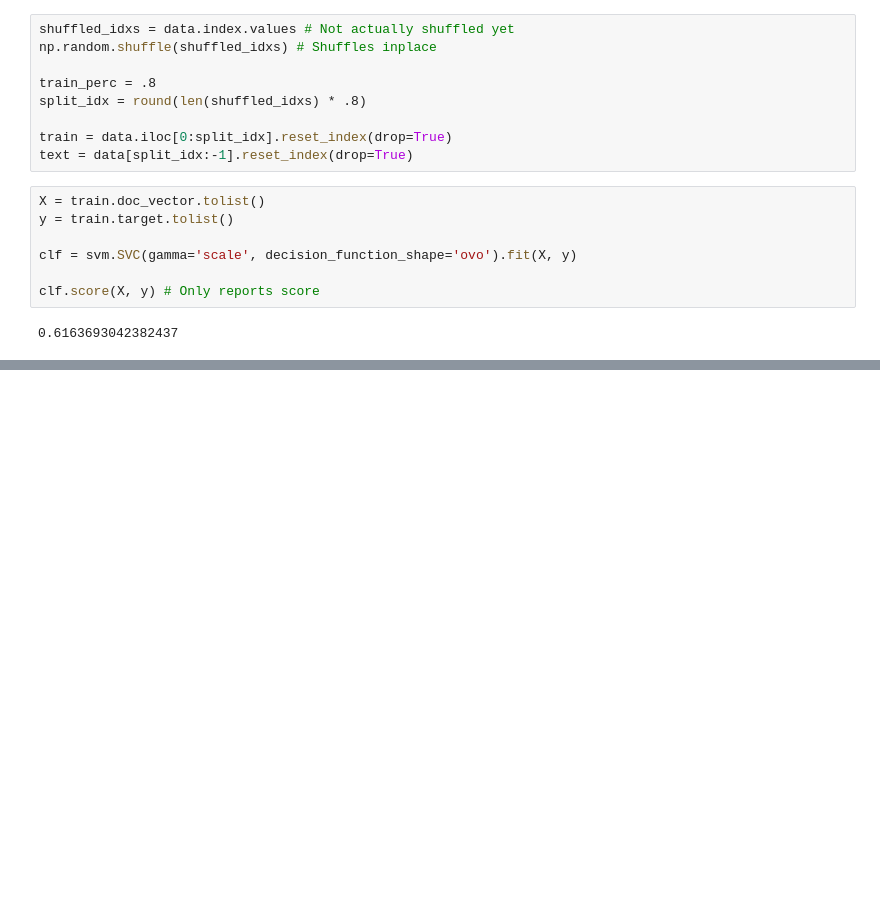
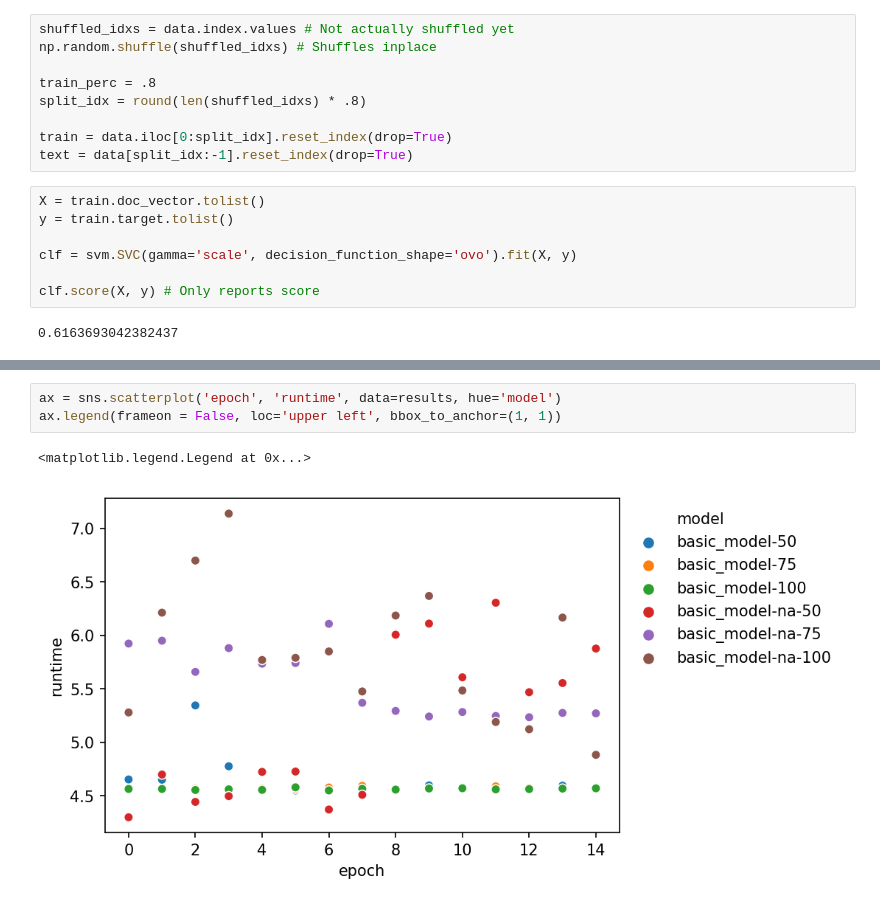
Before and after one commit to itaher1995/CS6120-Term-Project, a Jupyter notebook: experiment.ipynb, the cells around one changed output, grey strips where cells are left out. Drawn from its saved outputs; the diff is of its cells as text; blank space fills up the shorter version.

```diff
--- a/experiment.ipynb
+++ b/experiment.ipynb
@@ -26,0 +73,6 @@ clf.score(X, y) # Only reports score
+# %%
+ax = sns.scatterplot('epoch', 'runtime', data=results, hue='model')
+ax.legend(frameon = False, loc='upper left', bbox_to_anchor=(1, 1))
+# %% [output]
+<matplotlib.legend.Legend at 0x...>
+[figure, added]
```
Also changed, not shown: parts of 4 cells of this notebook.
